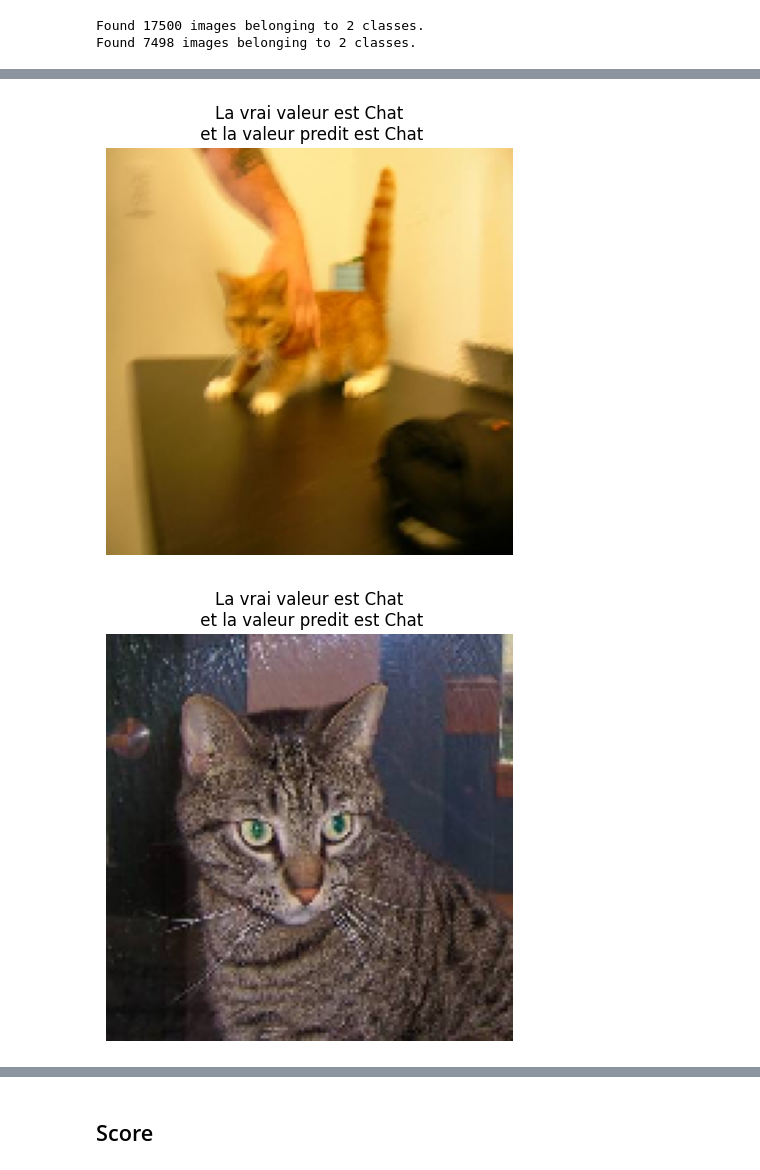
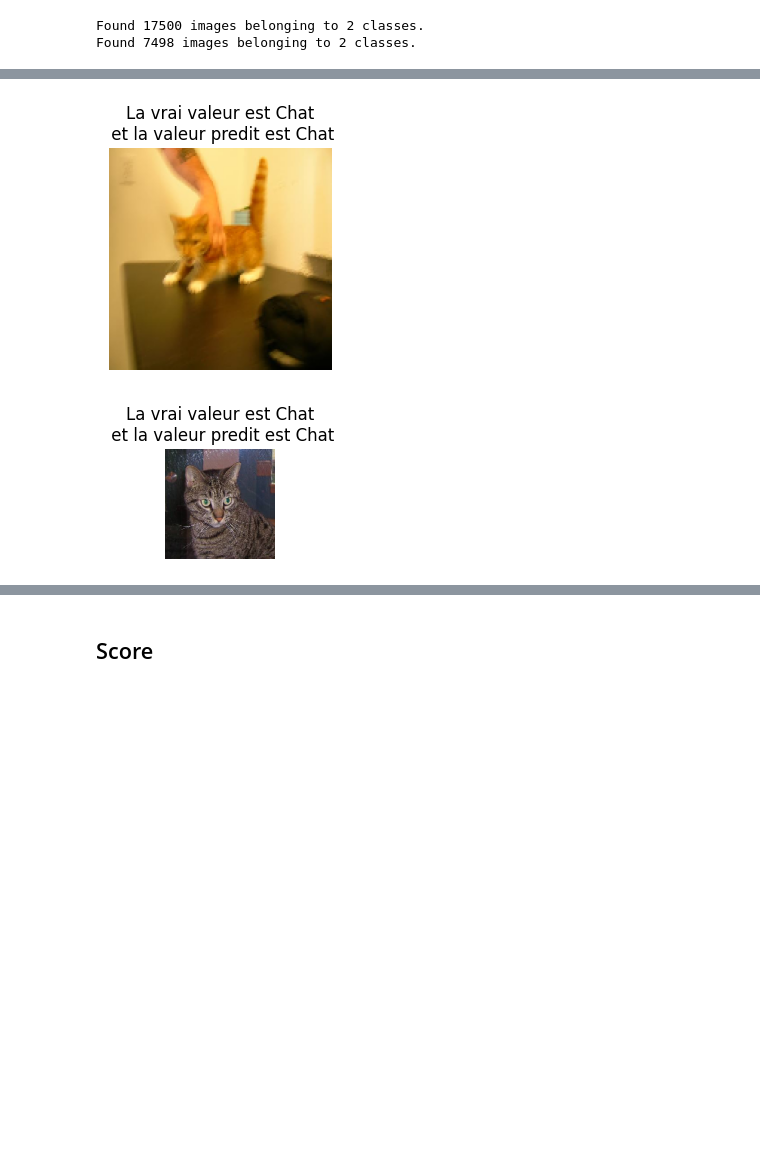
Before and after one commit to TolojanaharyElyse/TP_ML, a Jupyter notebook: dog_vs_cat.ipynb, the cells around one changed output, grey strips where cells are left out. Drawn from its saved outputs; the diff is of its cells as text; code cells hidden in the pictures; blank space fills up the shorter version.

```diff
--- a/dog_vs_cat.ipynb
+++ b/dog_vs_cat.ipynb
@@ -72,13 +86,13 @@ Found 7498 images belonging to 2 classes.
 modele = Sequential()
 
 # Premiere couche de convolution
-modele.add(Conv2D(64,kernel_size=(3,3),activation='relu',input_shape=(150,150,3)))
+modele.add(Conv2D(128,kernel_size=(3,3),activation='relu',input_shape=(150,150,3)))
 
 # Couche de pooling
 modele.add(MaxPooling2D(pool_size=(2,2)))
 
 # Regularisation
-modele.add(Dropout(0.5))
+modele.add(Dropout(0.2))
 
 # Deuxieme couche de convolution
 modele.add(Conv2D(64,kernel_size=(3,3),activation='relu'))
@@ -87,7 +101,7 @@ modele.add(Conv2D(64,kernel_size=(3,3),activation='relu'))
 modele.add(MaxPooling2D(pool_size=(2,2)))
 
 # Regularisation
-modele.add(Dropout(0.5))
+modele.add(Dropout(0.2))
 
 # Couche de flattening
 modele.add(Flatten())
@@ -203,15 +195,16 @@ plt.show()
 # %%
-for i in range(min(12, len(images))):
-
+plt.figure(figsize=(12, 8))
+for i in range(min(5, len(images))):
+    plt.subplot(1, 5, i + 1)
     plt.imshow(images[i])
     class_name = 'Chien' if labels[i] > 0.5 else 'Chat'
     predict = 'Chien' if prediction[i] > 0.5 else 'Chat'
     plt.title(f'La vrai valeur est {class_name}\n et la valeur predit est {predict}')
     plt.axis('off')
 
 
     plt.tight_layout()
     plt.show()
 # %% [output]
-[figure, old version]
+[figure, new version]
-[figure, old version]
+[figure, new version]
```
Also changed, not shown: parts of 14 cells of this notebook.
